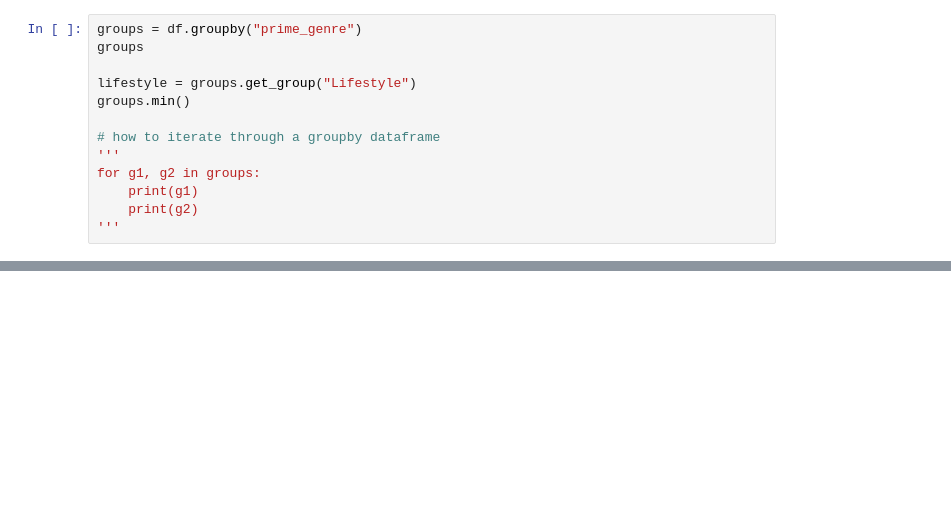
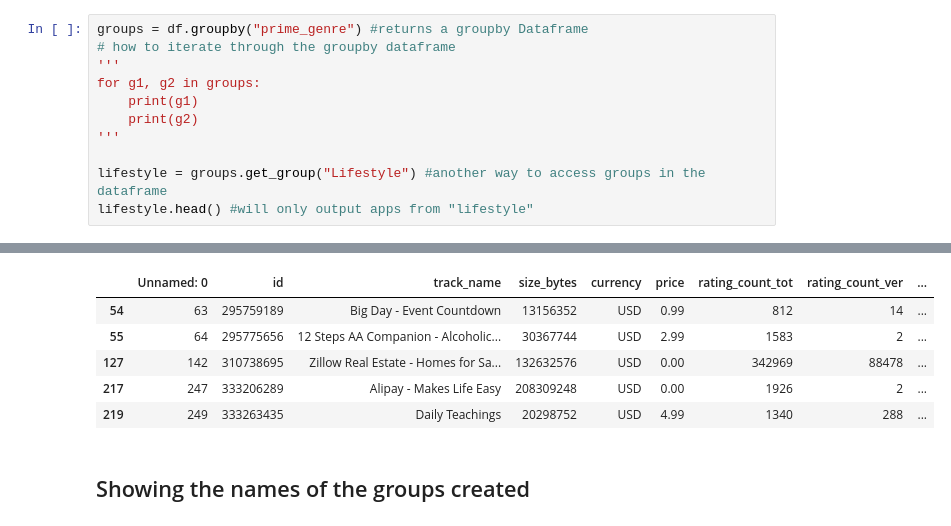
Before and after one commit to TigerYassin/AppData, a Jupyter notebook: appstore.ipynb, the cells around one changed output, grey strips where cells are left out. Cells and saved outputs as stored; diff of their text form; blank space fills up the shorter version.

```diff
--- a/appstore.ipynb
+++ b/appstore.ipynb
@@ -33,14 +25,12 @@ df.sort_values('rating_count_ver', ascending=False)
 # %%
-groups = df.groupby("prime_genre")
-groups
-
-lifestyle = groups.get_group("Lifestyle")
-groups.min()
-
-# how to iterate through a groupby dataframe
+groups = df.groupby("prime_genre") #returns a groupby Dataframe
+# how to iterate through the groupby dataframe
 '''
 for g1, g2 in groups:
     print(g1)
     print(g2)
 '''
+
+lifestyle = groups.get_group("Lifestyle") #another way to access groups in the dataframe
+lifestyle.head() #will only output apps from "lifestyle"
 # %% [output]
@@ -47,0 +37,8 @@ SyntaxError: invalid syntax (<ipython-input-29-3848810717bb>, line 8)
+|  | Unnamed: 0 | id | track_name | size_bytes | currency | price | rating_count_tot | rating_count_ver | ... |
+| 54 | 63 | 295759189 | Big Day - Event Countdown | 13156352 | USD | 0.99 | 812 | 14 | ... |
+| 55 | 64 | 295775656 | 12 Steps AA Companion - Alcoholic... | 30367744 | USD | 2.99 | 1583 | 2 | ... |
+| 127 | 142 | 310738695 | Zillow Real Estate - Homes for Sa... | 132632576 | USD | 0.00 | 342969 | 88478 | ... |
+| 217 | 247 | 333206289 | Alipay - Makes Life Easy | 208309248 | USD | 0.00 | 1926 | 2 | ... |
+| 219 | 249 | 333263435 | Daily Teachings | 20298752 | USD | 4.99 | 1340 | 288 | ... |
+# %% [markdown]
+## Showing the names of the groups created
```
Also changed, not shown: parts of 12 cells of this notebook.
